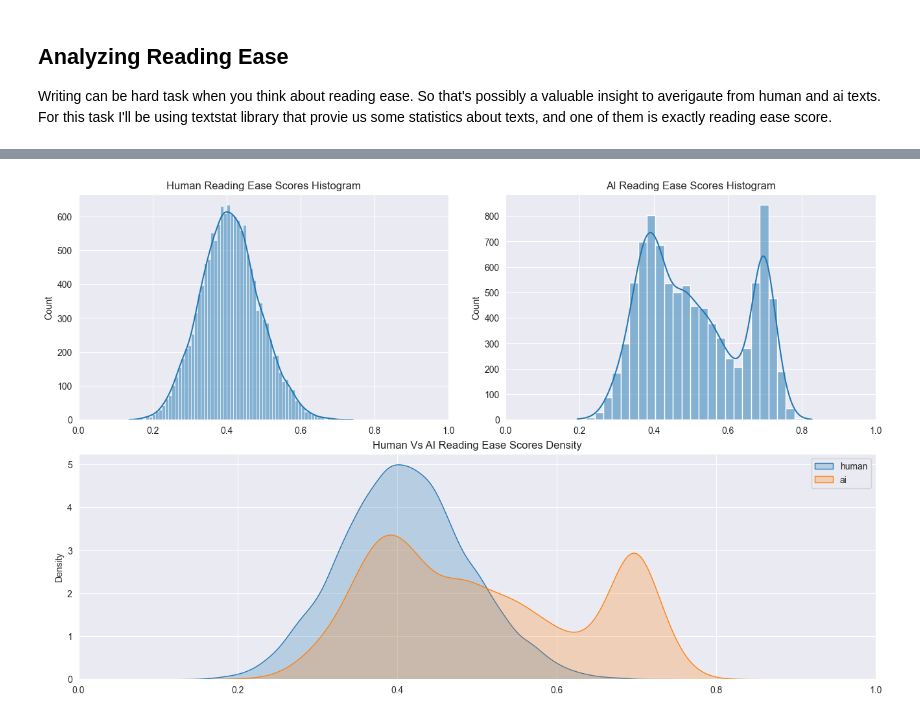
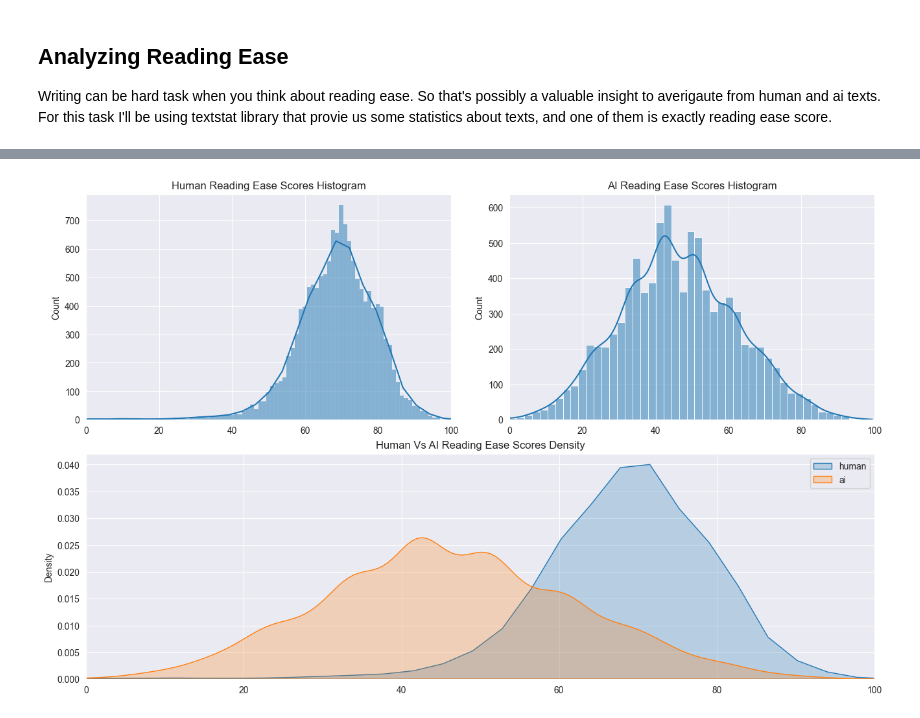
Before and after one commit to joaomr7/ai_text_detector, a Jupyter notebook: notebooks/2. Exploratory Data Analysis.ipynb, the cells around one changed output, grey strips where cells are left out. Saved outputs shown, nothing was run; the diff lists cells and outputs as text; code cells hidden in the pictures.

```diff
--- a/notebooks/2. Exploratory Data Analysis.ipynb
+++ b/notebooks/2. Exploratory Data Analysis.ipynb
@@ -218,7 +252,7 @@ def remove_stopwords(doc: Doc) -> Doc:
 def remove_irrelevant_info(doc: Doc) -> Doc:
     '''
     Helper funtion to remove irrelevant information from the given spacy doc.
-    Irrelevant info can be anything that is not just letter.
+    Irrelevant info can be anything that has no letter.
 
     Parameters
     ---
@@ -233,7 +267,7 @@ def remove_irrelevant_info(doc: Doc) -> Doc:
     spaces = []
     pos = []
     for token in doc:
-        if token.is_alpha:
+        if re.match('[a-zA-Z]', token.text):
             words.append(token.text)
             spaces.append(token.whitespace_)
             pos.append(token.pos_)
@@ -430,27 +371,0 @@ Consider the following:
-# %%
-# count total of tokens
-no_noun_total_human_tokens = 0
-for doc in no_noun_human_docs:
-    no_noun_total_human_tokens += len(doc)
-
-no_noun_total_ai_tokens = 0
-for doc in no_noun_ai_docs:
-    no_noun_total_ai_tokens += len(doc)
-
-
-# compute chi-squared test
-chi2, p_value, dof, expected_freq = stats.chi2_contingency(observed=[
-    [total_human_typos_count, total_ai_typos_count],
-    [no_noun_total_human_tokens - total_human_typos_count, no_noun_total_ai_tokens - total_ai_typos_count]
-])
-
-# show result
-print(f'chi-squared value: {chi2:.2f}')
-print(f'p-value: {p_value:.2f}')
-
-# interpret result
-alpha = 0.05
-if p_value < alpha:
-    print('The difference is statistically significant.')
-else:
-    print('The difference is not statistically significant.')
@@ -492,12 +401,12 @@ def calculate_lexical_diversity(doc: Doc) -> float:
 # %%
 # calculate lexical diversity for each doc
 human_lexical_diversity = []
-for doc in clean_human_docs:
+for doc in human_docs:
     lexical_diversity = calculate_lexical_diversity(doc)
     human_lexical_diversity.append(lexical_diversity)
 
 ai_lexical_diversity = []
-for doc in clean_ai_docs:
+for doc in ai_docs:
     lexical_diversity = calculate_lexical_diversity(doc)
     ai_lexical_diversity.append(lexical_diversity)
 # %%
@@ -576,12 +485,12 @@ def calcualte_reading_ease_score(doc: Doc) -> float:
 # calculate reading ease score for each doc
 human_reading_ease_scores = []
 for doc in human_docs:
-    reading_ease_scores = calculate_lexical_diversity(doc)
+    reading_ease_scores = calcualte_reading_ease_score(doc)
     human_reading_ease_scores.append(reading_ease_scores)
 
 ai_reading_ease_scores = []
 for doc in ai_docs:
-    reading_ease_scores = calculate_lexical_diversity(doc)
+    reading_ease_scores = calcualte_reading_ease_score(doc)
     ai_reading_ease_scores.append(reading_ease_scores)
 # %%
 # show mean
@@ -593,32 +502,32 @@ AI reading ease score mean: 0.51 +- 0.13
 # %%
 # show reading ease score distributions side by side
 fig = plt.figure(layout='constrained', figsize=(13, 8))
 
 # config plot layout
 gs = plt.GridSpec(nrows=2, ncols=2, figure=fig)
 ax0= fig.add_subplot(gs[0, 0])
 ax1 = fig.add_subplot(gs[0, 1:])
 ax2 = fig.add_subplot(gs[1, :])
 
 # plot histogram
 sns.histplot(data=human_reading_ease_scores, kde=True, ax=ax0)
 sns.histplot(data=ai_reading_ease_scores, kde=True, ax=ax1)
 
 # plot density
 sns.kdeplot(data=human_reading_ease_scores, label='human', fill=True, ax=ax2)
 sns.kdeplot(data=ai_reading_ease_scores, label='ai', fill=True, ax=ax2)
 
 # config plot
 ax0.set_title('Human Reading Ease Scores Histogram')
-ax0.set_xlim(0, 1)
+ax0.set_xlim(0, 100)
 
 ax1.set_title('AI Reading Ease Scores Histogram')
-ax1.set_xlim(0, 1)
+ax1.set_xlim(0, 100)
 
 ax2.set_title('Human Vs AI Reading Ease Scores Density')
-ax2.set_xlim(0, 1)
+ax2.set_xlim(0, 100)
 ax2.legend()
 
 plt.show()
 # %% [output]
-[figure, old version]
+[figure, new version]
```
Also changed, not shown: parts of 60 cells of this notebook, 9 other files.
